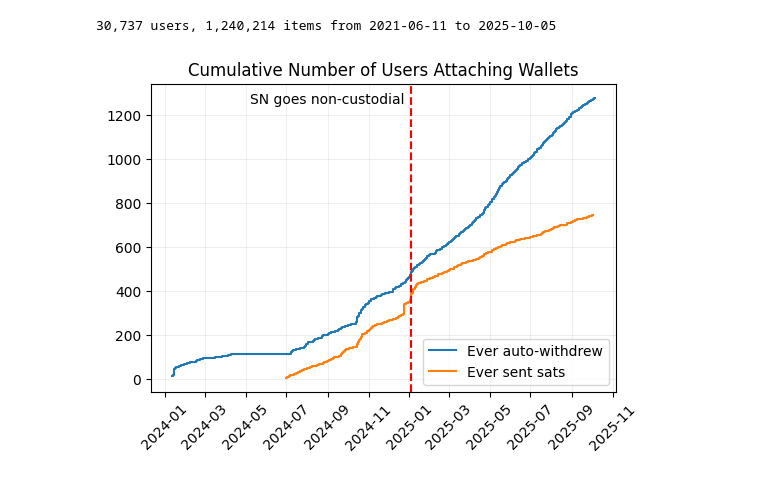
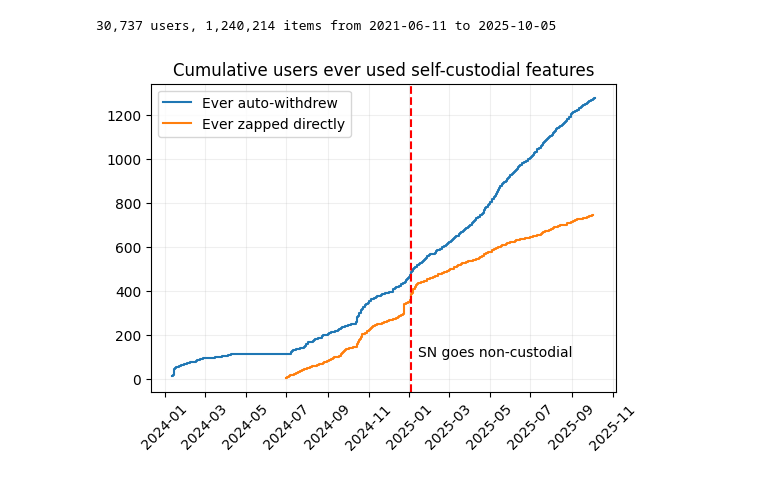
Before and after one commit to ed-kung/sn-research, a Jupyter notebook: src/notebooks/playground.ipynb, the cells around one changed output. Cells and saved outputs as stored; diff of their text form; code cells hidden in the pictures.

```diff
--- a/src/notebooks/playground.ipynb
+++ b/src/notebooks/playground.ipynb
@@ -51,18 +53,18 @@ sentsats_df = my_df.loc[idx].groupby('userId').agg(
 # %%
 # plot cumulative wallet attaches
 
-plot_df1 = attach_df['first_auto_withdraw'].dt.date.value_counts().sort_index().cumsum()
+plot_df1 = autowithdraw_df['first_auto_withdraw'].dt.date.value_counts().sort_index().cumsum()
 plot_df2 = sentsats_df['first_sent_sats'].dt.date.value_counts().sort_index().cumsum()
 
 plt.figure(figsize=(6,4))
 plt.step(plot_df1.index, plot_df1.values, where='post', label='Ever auto-withdrew')
-plt.step(plot_df2.index, plot_df2.values, where='post', label='Ever sent sats')
+plt.step(plot_df2.index, plot_df2.values, where='post', label='Ever zapped directly')
 plt.axvline(globals.nc_date, color='red', linestyle='--')
-plt.text(globals.nc_date - pd.to_timedelta(10,unit='D'), 1250, 'SN goes non-custodial', ha='right')
+plt.text(globals.nc_date + pd.to_timedelta(10,unit='D'), 100, 'SN goes non-custodial', ha='left')
 plt.xticks(rotation=45)
-plt.legend(loc='lower right')
-plt.title("Cumulative Number of Users Attaching Wallets")
+plt.legend(loc='upper left')
+plt.title("Cumulative users ever used self-custodial features")
 plt.grid(alpha=0.2)
 plt.show()
 # %% [output]
-[figure, old version]
+[figure, new version]
```
Also changed, not shown: parts of 11 cells of this notebook.
